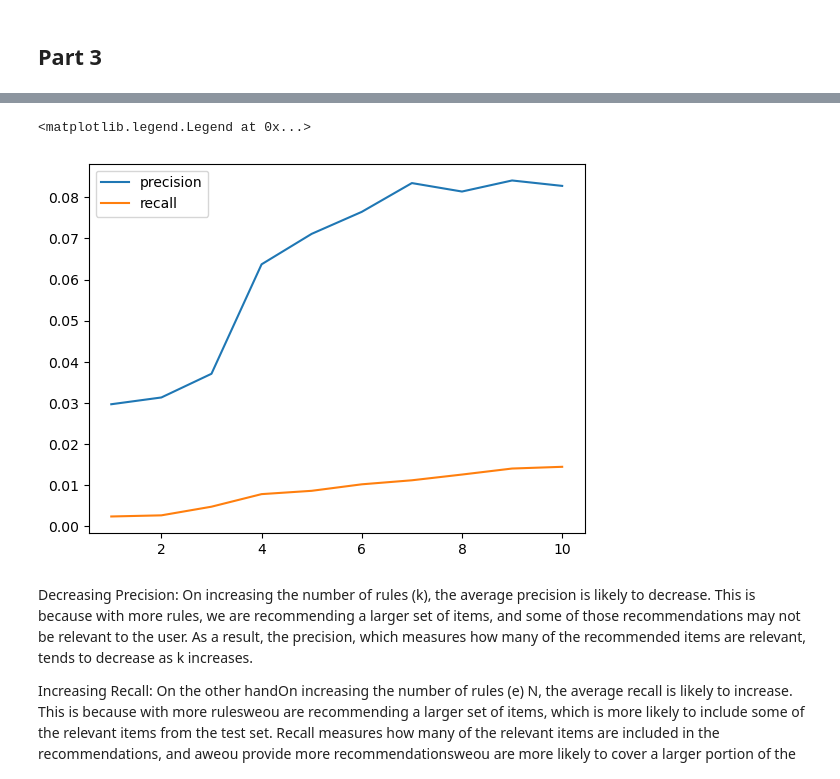
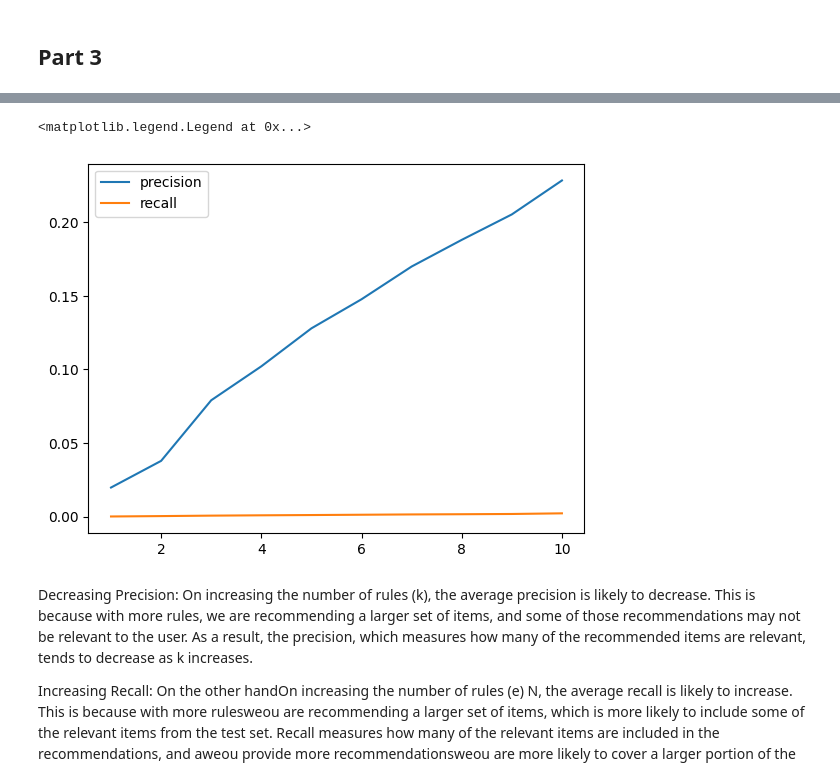
Before and after one commit to Daxvshah11/DA_Assignments, a Jupyter notebook: Ass3/Assignment3_8_Dx.ipynb, the cells around one changed output, grey strips where cells are left out. Cells and saved outputs as stored; diff of their text form; code cells hidden in the pictures.

```diff
--- a/Ass3/Assignment3_8_Dx.ipynb
+++ b/Ass3/Assignment3_8_Dx.ipynb
@@ -33,6 +34,8 @@ for user, group in df.groupby("userId"):
     train, test = train_test_split(group, test_size=0.2, random_state=42)
     train_set[user] = list(train["movieId"])
     test_set[user] = list(test["movieId"])
+
+user_movies = df.groupby("userId")["movieId"].apply(list).to_dict()
 # %%
 # new data for Training
 train_set
@@ -134,8 +137,12 @@ for itemsets in frequent_itemsets[1:]:  # Start from 2-itemsets
 final_rules = [rule for rule in all_rules if len(rule[0]) == 1]
 
 # printing all associations found
-print(f"Number of association rules found: {len(final_rules)}")
-for rule in final_rules:  # Print first 10 rules as an example
+sorted_rules = sorted(final_rules, key=lambda x: x[3], reverse=True)
+
+print(f"Number of association rules found: {len(sorted_rules)}")
+
+# Print all rules, sorted by confidence
+for rule in sorted_rules:
     print(f"{rule[0]} -> {rule[1]} (Support: {rule[2]:.4f}, Confidence: {rule[3]:.4f})")
 # %% [output]
 Number of association rules found: 1979
@@ -208,9 +215,12 @@ Common rules sorted by confidence:
 precision_avgs = []
 recall_avgs = []
 
-# iterating over the number of rules selected from the Top Common Rules
+# iterating over the number of rules selected from the Top Rules
 for k in range(1, 11):
-    top_k_rules = [rule for rule in common_rules_sorted[:k]]
+    antecedant_descendant_mapping = {}
+    top_k_rules = [rule for rule in sorted_rules[:k]]
+    for rule in top_k_rules:
+        antecedant_descendant_mapping[rule[0][0]] = rule[1]
 
     # getting all antecedants into a single set
     selected_antecedants = set(rule[0][0] for rule in top_k_rules)
@@ -218,36 +228,36 @@ for k in range(1, 11):
     # iterating over each user in the test set
     all_precisions = []
     all_recalls = []
+
+    print(k, selected_antecedants)
     for user in test_set.keys():
         # getting all movies rated by this user from the training set
-        user_movies_from_train_set = train_set[user]
+        # user_movies_from_train_set = train_set[user]
 
         # getting only those movies intersecting with selected antecedants
-        user_movies_intersecting = (
-            set(user_movies_from_train_set) & selected_antecedants
-        )
+        # Iterating over antecedants of top K rules
 
-        # getting all recommended movies based on these intersecting movies
-        recommended_movies = set()
-        for rule in top_k_rules:
-            if rule[0][0] in user_movies_intersecting:
-                # adding all movies in descendent to the recommended movie
-                for movie in rule[1]:
-                    recommended_movies.add(movie)
+        # ((X), (A,B,C), 12, 21))
+        predictions = set()
+        for antecedant in selected_antecedants:
+            if antecedant in test_set[user]:
+                print("mapping: ", antecedant, antecedant_descendant_mapping)
+                for movie in antecedant_descendant_mapping[antecedant]:
+                    predictions.add(movie)
 
-        # calculating precision (checking if not divided by 0. If yes then Precision = 0)
-        if len(recommended_movies) == 0:
-            user_precision = 0
-        else:
-            user_precision = (len(recommended_movies & set(test_set[user]))) / len(
-                recommended_movies
-            )
+        # print(user, predictions)
+        # Getting set of all movies for this user from the dataset
+        all_movies_for_user = set(user_movies[user])
+
+        # Calculating recall
+        user_recall = len(all_movies_for_user & predictions) / len(all_movies_for_user)
+
+        # Calculating precision
+        user_precision = 0
+        if len(predictions) != 0:
+            user_precision = len(all_movies_for_user & predictions) / len(predictions)
+
         all_precisions.append(user_precision)
-
-        # calculating recall
-        user_recall = (len(recommended_movies & set(test_set[user]))) / len(
-            test_set[user]
-        )
         all_recalls.append(user_recall)
 
     # calculating average precision and recall
@@ -272,5 +297,5 @@ plt.legend()
 <matplotlib.legend.Legend at 0x...>
-[figure, old version]
+[figure, new version]
 # %% [markdown]
 Decreasing Precision: On increasing the number of rules (k), the average precision is likely to decrease. This is because with more rules, we are recommending a larger set of items, and some of those recommendations may not be relevant to the user. As a result, the precision, which measures how many of the recommended items are relevant, tends to decrease as k increases.
 
```
Also changed, not shown: parts of 3 cells of this notebook, 1 other file.
